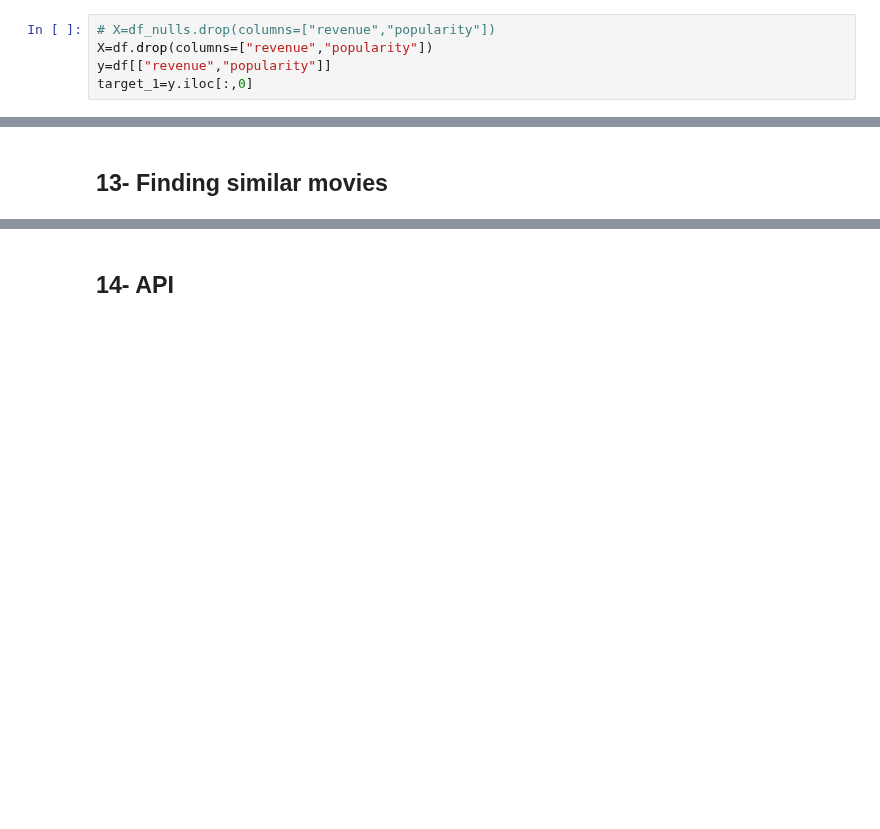
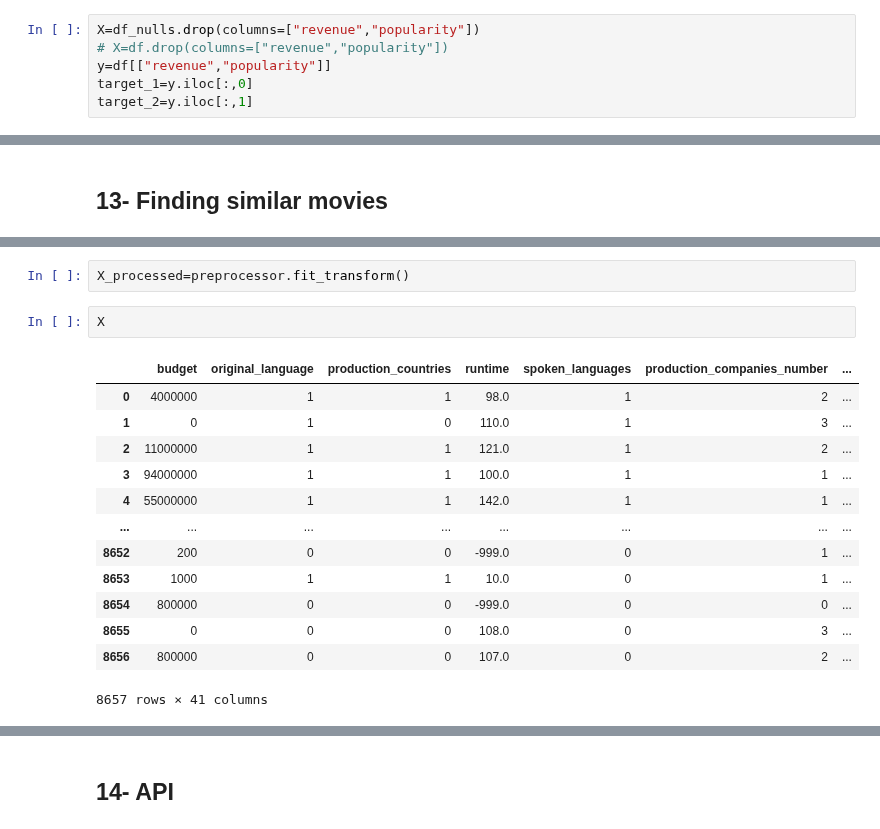
Before and after one commit to scienclick/pde_cap_mrp_zagros, a Jupyter notebook: notebooks/main_notebook.ipynb, the cells around one changed output, grey strips where cells are left out. Drawn from its saved outputs; the diff is of its cells as text; blank space fills up the shorter version.

```diff
--- a/notebooks/main_notebook.ipynb
+++ b/notebooks/main_notebook.ipynb
@@ -256,10 +244,11 @@ msno.matrix(df_nulls) #nulls are np.NaN
 # %% [markdown]
 ## 4- defining X,y  📚
 # %%
-# X=df_nulls.drop(columns=["revenue","popularity"])
-X=df.drop(columns=["revenue","popularity"])
+X=df_nulls.drop(columns=["revenue","popularity"])
+# X=df.drop(columns=["revenue","popularity"])
 y=df[["revenue","popularity"]]
 target_1=y.iloc[:,0]
+target_2=y.iloc[:,1]
 # %% [markdown]
 ## 5- defining pipeline 📚
 # %%
@@ -707,0 +731,18 @@ Epoch 11/100
+# %%
+X_processed=preprocessor.fit_transform()
+# %%
+X
+# %% [output]
+|  | budget | original_language | production_countries | runtime | spoken_languages | production_companies_number | ... |
+| 0 | 4000000 | 1 | 1 | 98.0 | 1 | 2 | ... |
+| 1 | 0 | 1 | 0 | 110.0 | 1 | 3 | ... |
+| 2 | 11000000 | 1 | 1 | 121.0 | 1 | 2 | ... |
+| 3 | 94000000 | 1 | 1 | 100.0 | 1 | 1 | ... |
+| 4 | 55000000 | 1 | 1 | 142.0 | 1 | 1 | ... |
+| ... | ... | ... | ... | ... | ... | ... | ... |
+| 8652 | 200 | 0 | 0 | -999.0 | 0 | 1 | ... |
+| 8653 | 1000 | 1 | 1 | 10.0 | 0 | 1 | ... |
+| 8654 | 800000 | 0 | 0 | -999.0 | 0 | 0 | ... |
+| 8655 | 0 | 0 | 0 | 108.0 | 0 | 3 | ... |
+| 8656 | 800000 | 0 | 0 | 107.0 | 0 | 2 | ... |
+8657 rows × 41 columns
```
Also changed, not shown: parts of 32 cells of this notebook.
